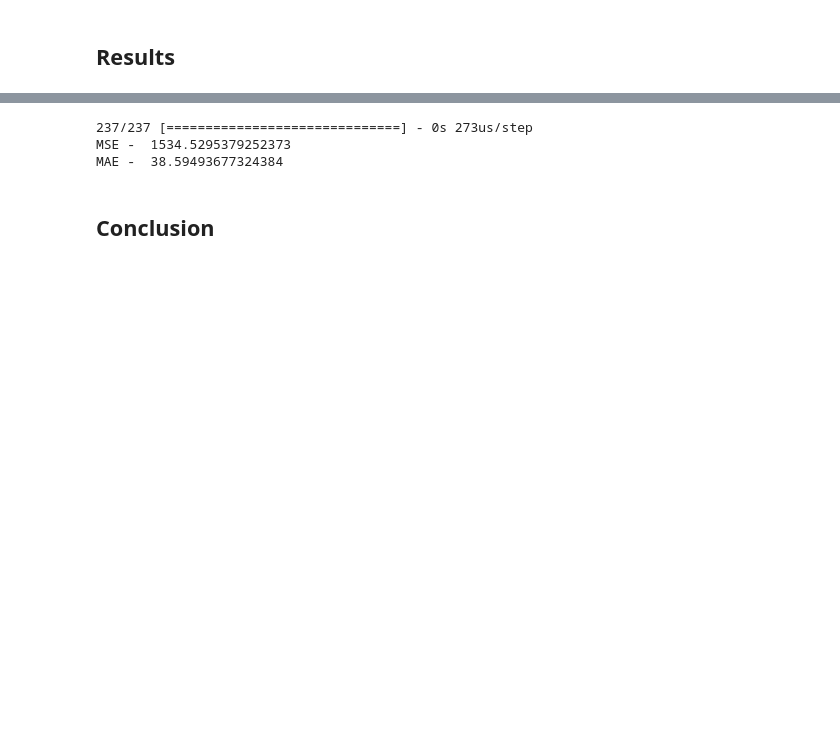
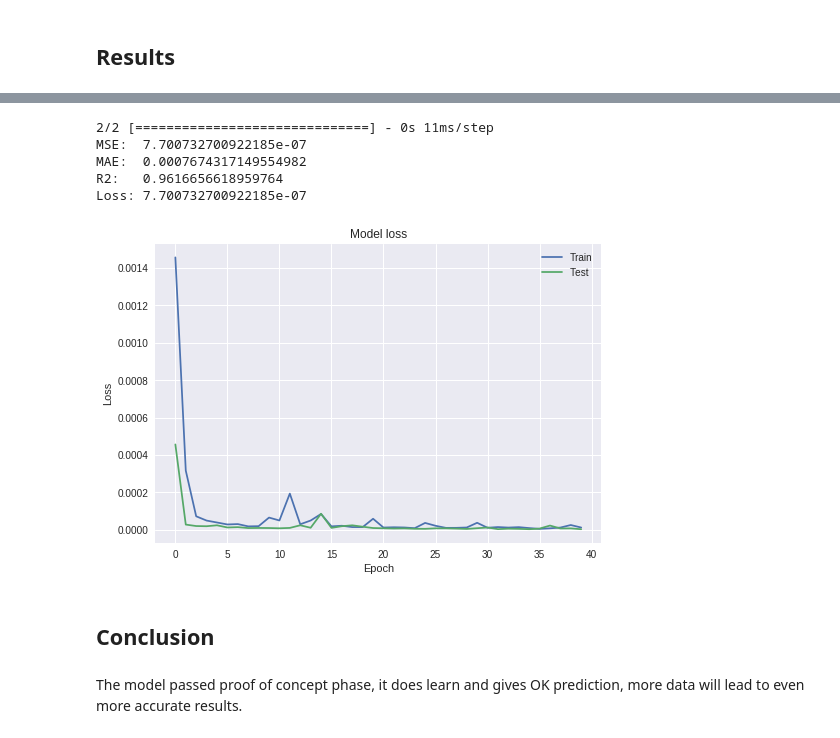
Before and after one commit to olegtaratuhin/soy_modeling, a Jupyter notebook: soya_modeling.ipynb, the cells around one changed output, grey strips where cells are left out. Drawn from its saved outputs; the diff is of its cells as text; code cells hidden in the pictures; blank space fills up the shorter version.

```diff
--- a/soya_modeling.ipynb
+++ b/soya_modeling.ipynb
@@ -174,10 +144,7 @@ Select features
 # %%
-features = [translator.AVG_DLEN_SPR20,
-            translator.AVG_TEMP_SOWSPR,
-            translator.TIME_SOWSPR,
-            translator.AVG_RAIN_SOW10]
+features = ['t_min', 't_max', 'dlen', 'day']
 data = df[features].values
-target = df[translator.TIME_SOWBLOS].values
+target = df['state'].values
 # %% [markdown]
 data is numpy matrix with only the needed features for the model and target is numpy vector with output data
 # %%
@@ -197,7 +164,7 @@ Target: (394,) Showing only 3
 Split the data for training and testing
 # %%
 #@title Set the desired partition of test and train samples { run: "auto", form-width: "30%", display-mode: "both" }
-border = 157 #@param {type:"slider", min:2, max:393, step:1}
+border = 6100 #@param {type:"slider", min:4000, max:6100, step:30}
 train_input, train_output = data[:border], target[:border]
 test_input, test_output = data[border:], target[border:]
 
@@ -222,8 +189,8 @@ model.add(keras.layers.Dense(1, activation=tf.nn.sigmoid))
 ### Keras model compile
 # %%
 model.compile(loss='mse',
-              optimizer=tf.train.AdamOptimizer(learning_rate=0.6),
-              metrics=['mse', 'mae'])
+              optimizer=tf.train.GradientDescentOptimizer(learning_rate=10.),
+              metrics=['mse', 'mae', r2])
 # %% [markdown]
 Model summary shows the architecture of the keras model
 # %%
@@ -245,8 +212,11 @@ None
 ## Results
 # %%
 #@title Hyperparameters { run: "auto", form-width: "30%" }
-epochs = 5 #@param {type:"integer"}
-results = model.fit(
+epochs = 40 #@param {type:"integer"}
+history = model.fit(
     train_input, train_output,
-    epochs = epochs)
+    epochs=epochs,
+    verbose=1,
+    batch_size=35,
+    validation_split=0.25)
 # %% [output]
@@ -263,11 +240,30 @@ Epoch 5/5
 # %%
-loss, mse, mae = model.evaluate(test_input, test_output)
+loss, mse, mae, r2_value = model.evaluate(test_input, test_output)
 
-print("MSE - ", mse)
-print("MAE - ", mae)
+print("MSE: ", mse)
+print("MAE: ", mae)
+print("R2:  ", r2_value)
+print("Loss:", loss)
 # %% [output]
-237/237 [==============================] - 0s 273us/step
-MSE -  1534.5295379252373
-MAE -  38.59493677324384
+2/2 [==============================] - 0s 11ms/step
+MSE:  7.700732700922185e-07
+MAE:  0.0007674317149554982
+R2:   0.9616656618959764
+Loss: 7.700732700922185e-07
+# %%
+import matplotlib.pyplot as plt
+
+# Plot training & validation accuracy values
+plt.plot(history.history['loss'])
+plt.plot(history.history['val_loss'])
+plt.title('Model loss')
+plt.ylabel('Loss')
+plt.xlabel('Epoch')
+plt.legend(['Train', 'Test'], loc='upper right')
+plt.show()
+# %% [output]
+[figure, added]
 # %% [markdown]
 ## Conclusion
+# %% [markdown]
+The model passed proof of concept phase, it does learn and gives OK prediction, more data will lead to even more accurate results.
```
Also changed, not shown: parts of 31 cells of this notebook.
